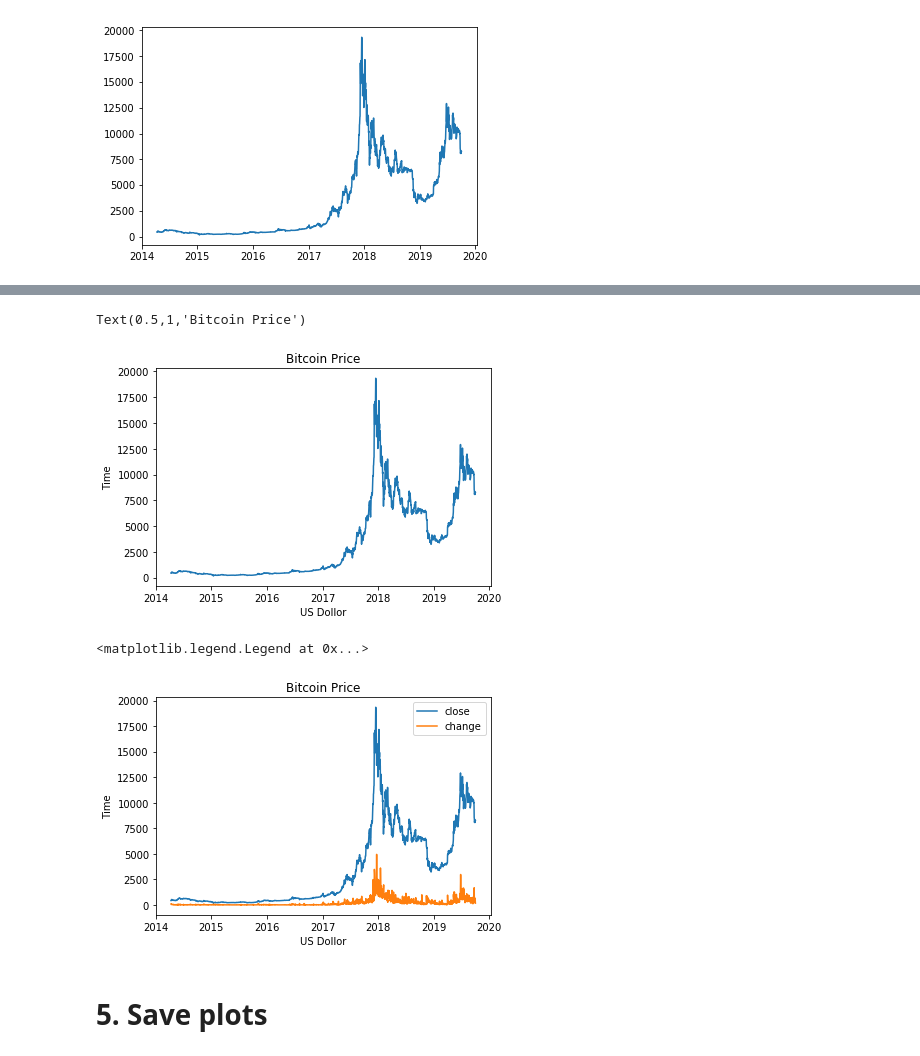
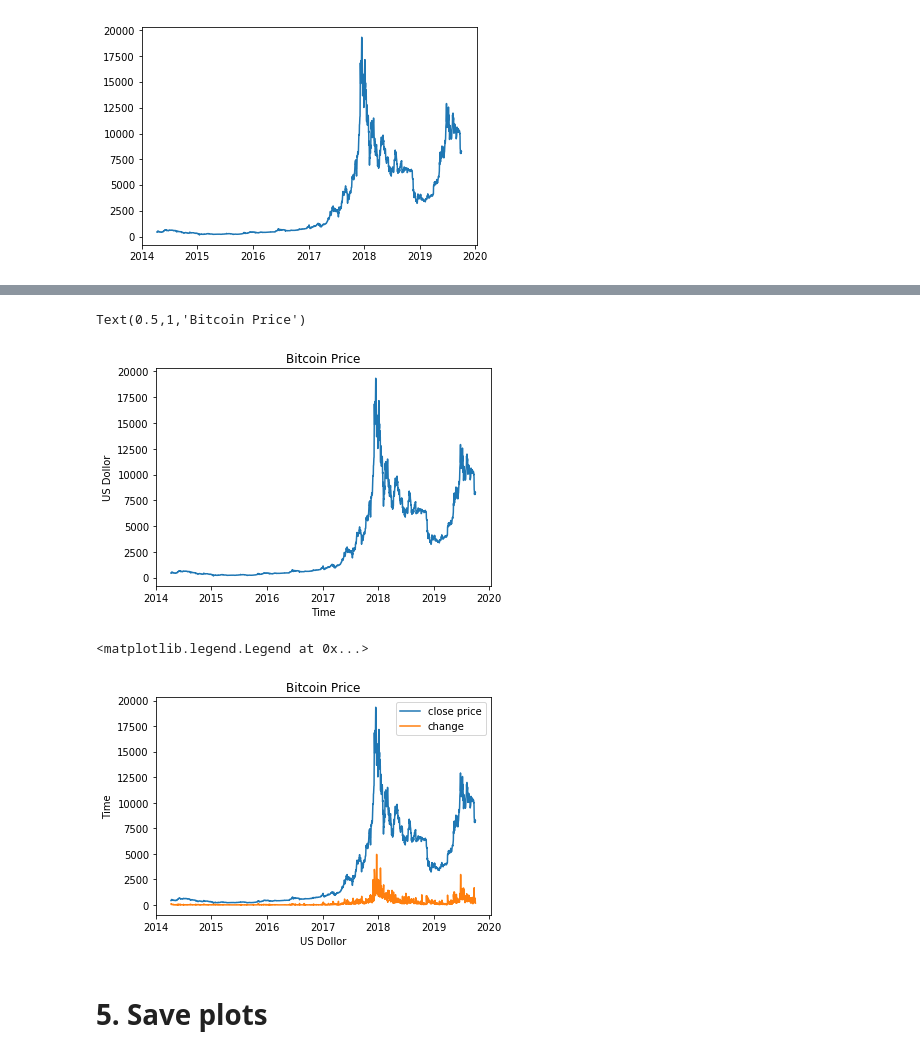
Before and after one commit to ch00226855/CMP464-Fall2019, a Jupyter notebook: Week6_Matplotlib_Part1.ipynb, the cells around one changed output, grey strips where cells are left out. Saved outputs shown, nothing was run; the diff lists cells and outputs as text; code cells hidden in the pictures.

```diff
--- a/Week6_Matplotlib_Part1.ipynb
+++ b/Week6_Matplotlib_Part1.ipynb
@@ -135,25 +137,25 @@ ax.set_xticklabels(['2018Q1', '2018Q2', '2018Q3', '2018Q4', '2019Q1'])
 fig = plt.figure()
 ax = fig.add_subplot(1, 1, 1)
 ax.plot(data.index, data['close'])
-ax.set_xlabel("US Dollor")
-ax.set_ylabel("Time")
+ax.set_ylabel("US Dollor")
+ax.set_xlabel("Time")
 ax.set_title("Bitcoin Price")
 # %% [output]
 Text(0.5,1,'Bitcoin Price')
-[figure, old version]
+[figure, new version]
 # %%
 # Set x and y label
 fig = plt.figure()
 ax = fig.add_subplot(1, 1, 1)
-ax.plot(data.index, data['close'], label="close")
+ax.plot(data.index, data['close'], label="close price")
 ax.plot(data.index, data['high'] - data['low'], label='change')
 ax.set_xlabel("US Dollor")
 ax.set_ylabel("Time")
 ax.set_title("Bitcoin Price")
 ax.legend()
 # %% [output]
 <matplotlib.legend.Legend at 0x...>
-[figure, old version]
+[figure, new version]
 # %% [markdown]
 # 5. Save plots
 # %%
```
Also changed, not shown: parts of 20 cells of this notebook.
